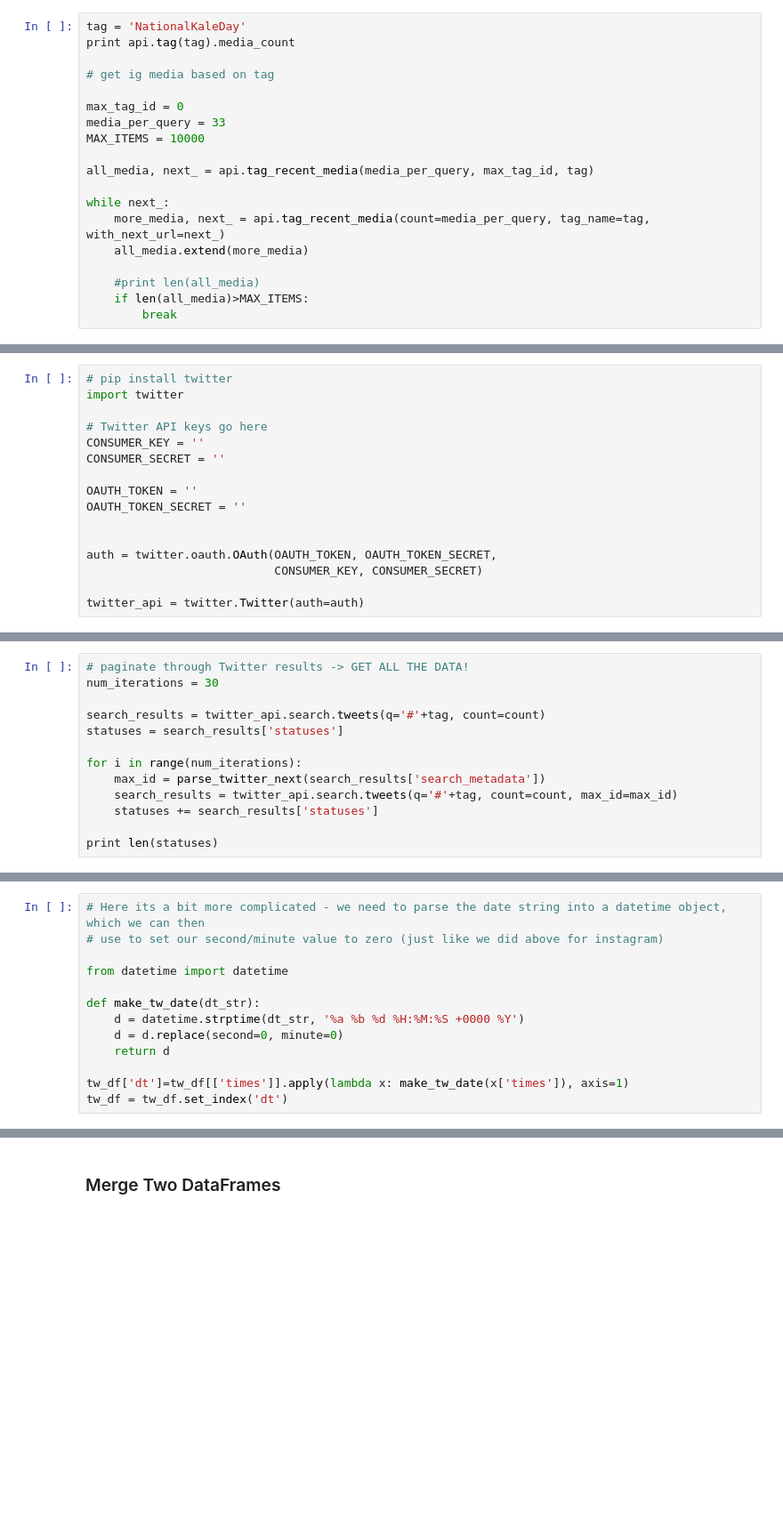
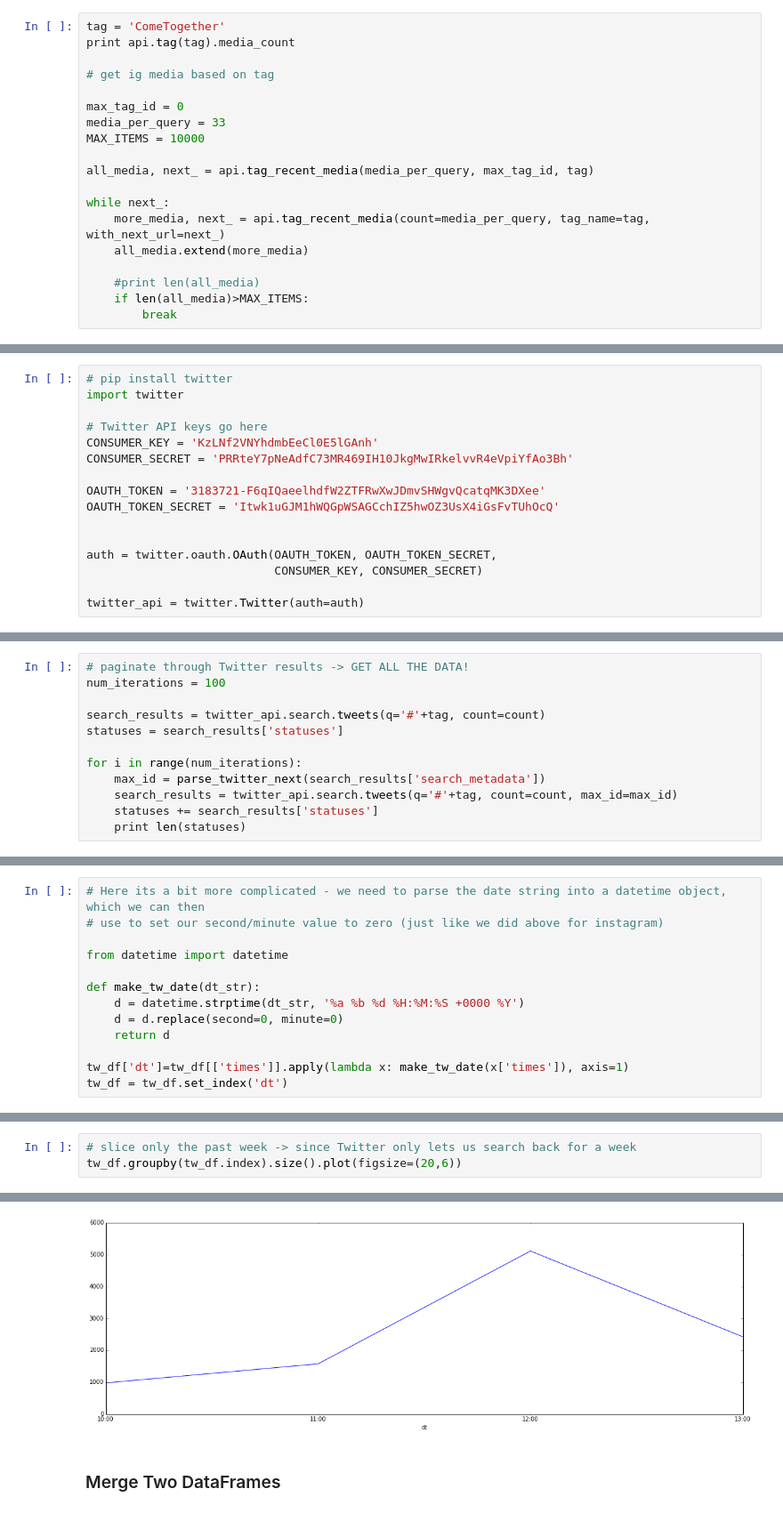
Before and after one commit to giladlotan/itpmssd, a Jupyter notebook: Tutorials/Oct_7.ipynb, the cells around one changed output, grey strips where cells are left out. Shown at 89% size. Drawn from its saved outputs; the diff is of its cells as text; blank space fills up the shorter version.

```diff
--- a/Tutorials/Oct_7.ipynb
+++ b/Tutorials/Oct_7.ipynb
@@ -11,5 +13,5 @@ api = InstagramAPI(client_id=client_id, client_secret=client_secret)
 # %%
-tag = 'NationalKaleDay'
+tag = 'ComeTogether'
 print api.tag(tag).media_count
 
 # get ig media based on tag
@@ -61,11 +81,11 @@ ig_df.groupby(ig_df.index).size()['2015-10-01':].plot(figsize=(20,6))
 import twitter
 
 # Twitter API keys go here
-CONSUMER_KEY = ''
-CONSUMER_SECRET = ''
+CONSUMER_KEY = 'KzLNf2VNYhdmbEeCl0E5lGAnh'
+CONSUMER_SECRET = 'PRRteY7pNeAdfC73MR469IH10JkgMwIRkelvvR4eVpiYfAo3Bh'
 
-OAUTH_TOKEN = ''
-OAUTH_TOKEN_SECRET = ''
+OAUTH_TOKEN = '3183721-F6qIQaeelhdfW2ZTFRwXwJDmvSHWgvQcatqMK3DXee'
+OAUTH_TOKEN_SECRET = 'Itwk1uGJM1hWQGpWSAGCchIZ5hwOZ3UsX4iGsFvTUhOcQ'
 
 
 auth = twitter.oauth.OAuth(OAUTH_TOKEN, OAUTH_TOKEN_SECRET,
@@ -95,6 +131,6 @@ parse_twitter_next(search_results['search_metadata'])
 # %%
 # paginate through Twitter results -> GET ALL THE DATA!
-num_iterations = 30
+num_iterations = 100
 
 search_results = twitter_api.search.tweets(q='#'+tag, count=count)
 statuses = search_results['statuses']
@@ -103,5 +139,4 @@ for i in range(num_iterations):
     max_id = parse_twitter_next(search_results['search_metadata'])
     search_results = twitter_api.search.tweets(q='#'+tag, count=count, max_id=max_id)
     statuses += search_results['statuses']
-
-print len(statuses)
+    print len(statuses)
@@ -128,0 +199,4 @@ tw_df = tw_df.set_index('dt')
+# %%
+# slice only the past week -> since Twitter only lets us search back for a week
+tw_df.groupby(tw_df.index).size().plot(figsize=(20,6))
+# %% [output]
@@ -129,3 +204,4 @@ tw_df = tw_df.set_index('dt')
+[figure, added]
 # %% [markdown]
 ### Merge Two DataFrames
 # %%
```
Also changed, not shown: parts of 13 cells of this notebook, 5 other files.
